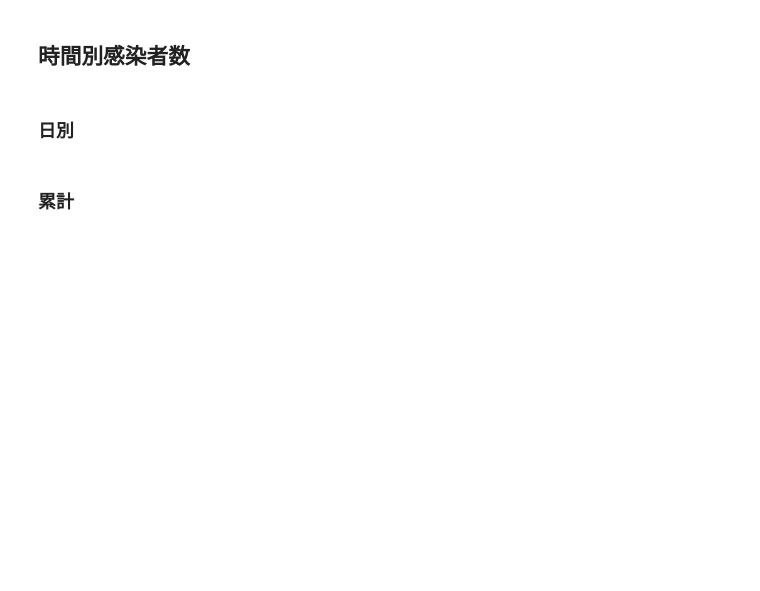
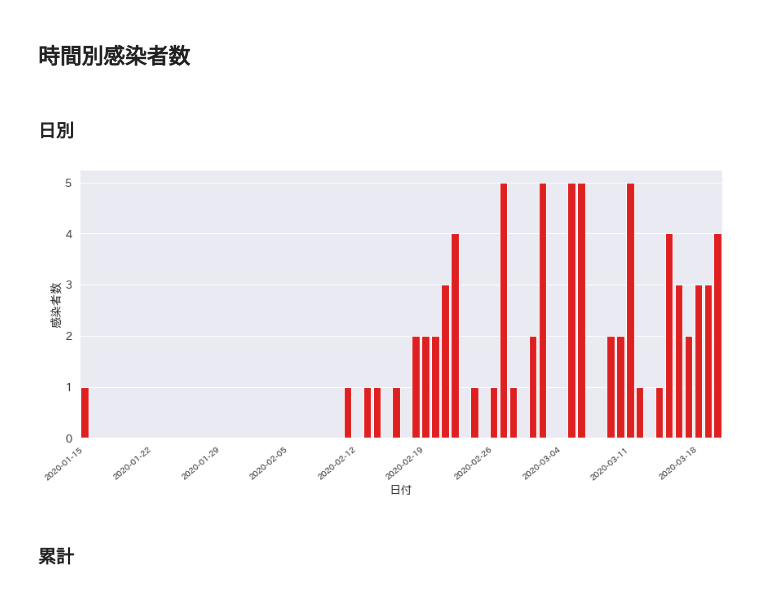
Before and after one commit to tsu-nera/hack-for-corona, a Jupyter notebook: notebooks/kanagawa-corona.ipynb, the cells around one changed output. Drawn from its saved outputs; the diff is of its cells as text; code cells hidden in the pictures; blank space fills up the shorter version.

Commit message:
feat: add daily graph

```diff
--- a/notebooks/kanagawa-corona.ipynb
+++ b/notebooks/kanagawa-corona.ipynb
@@ -7,6 +13,7 @@ import matplotlib.pyplot as plt
 # %%
-sns.set_style(style="da", rc=None)
+sns.set_style(style="darkgrid", rc=None)
 sns.set(font_scale = 1.2)
+plt.figure(figsize=(12, 6))
 
 import japanize_matplotlib
 # %% [output]
@@ -29,5 +45,7 @@ patients = patients.drop(["備考", "情報元"], axis=1)
 patients["id"] = patients.index
 # %% [markdown]
 ## 時間別感染者数
+# %%
+patients["date"] = pd.to_datetime(patients["発病確認日"])
 # %% [markdown]
 ### 日別
@@ -41,2 +52,36 @@ df_by_day
+# %%
+patients = patients.sort_values("date")
+start_date=patients.iloc[0]["date"]
+end_date=patients.iloc[-1]["date"]
+# %%
+date=start_date
+dates=[]
+while date <= end_date:
+    dates.append(date)
+    date += dt.timedelta(days=1)
+
+dates2=[]
+i=0
+date=start_date
+while date <= end_date:
+    if i%7 == 0:
+        dates2.append(date.strftime('%Y-%m-%d'))
+    else:
+        dates2.append(None)
+    i+=1
+    date += dt.timedelta(days=1)
+# %%
+fig,ax = plt.subplots(figsize=(12, 6))
+
+ax = sns.countplot(x="date", data=patients, color="red", order=dates, ax=ax)
+
+ax.set_xticklabels(dates2, rotation=40, ha="right", fontsize=10)
+ax.set_xlabel('日付')
+ax.set_ylabel('感染者数')
+
+plt.tight_layout()
+plt.show()
+# %% [output]
+[figure, added]
 # %% [markdown]
 ### 累計
```
Also changed, not shown: parts of 17 cells of this notebook.
